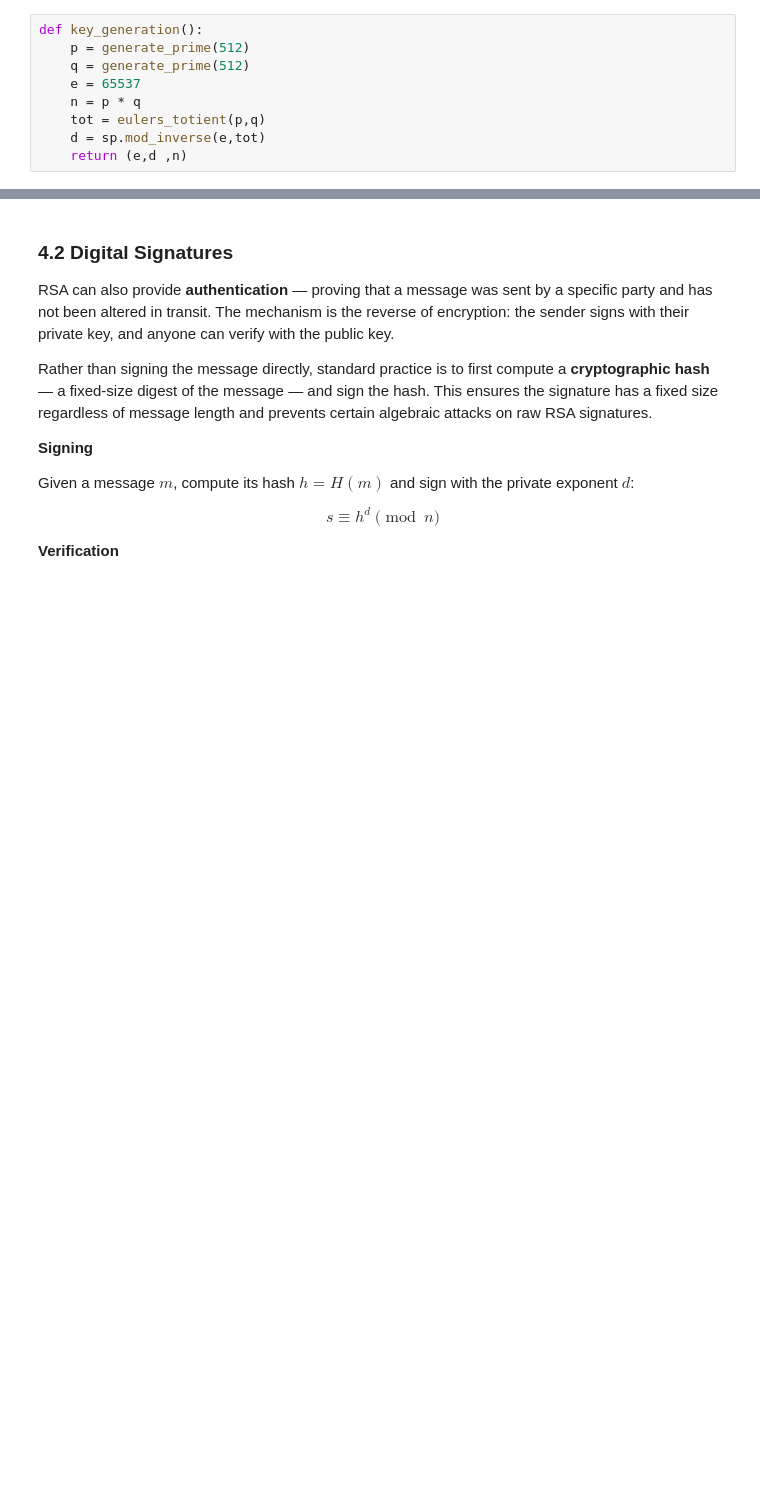
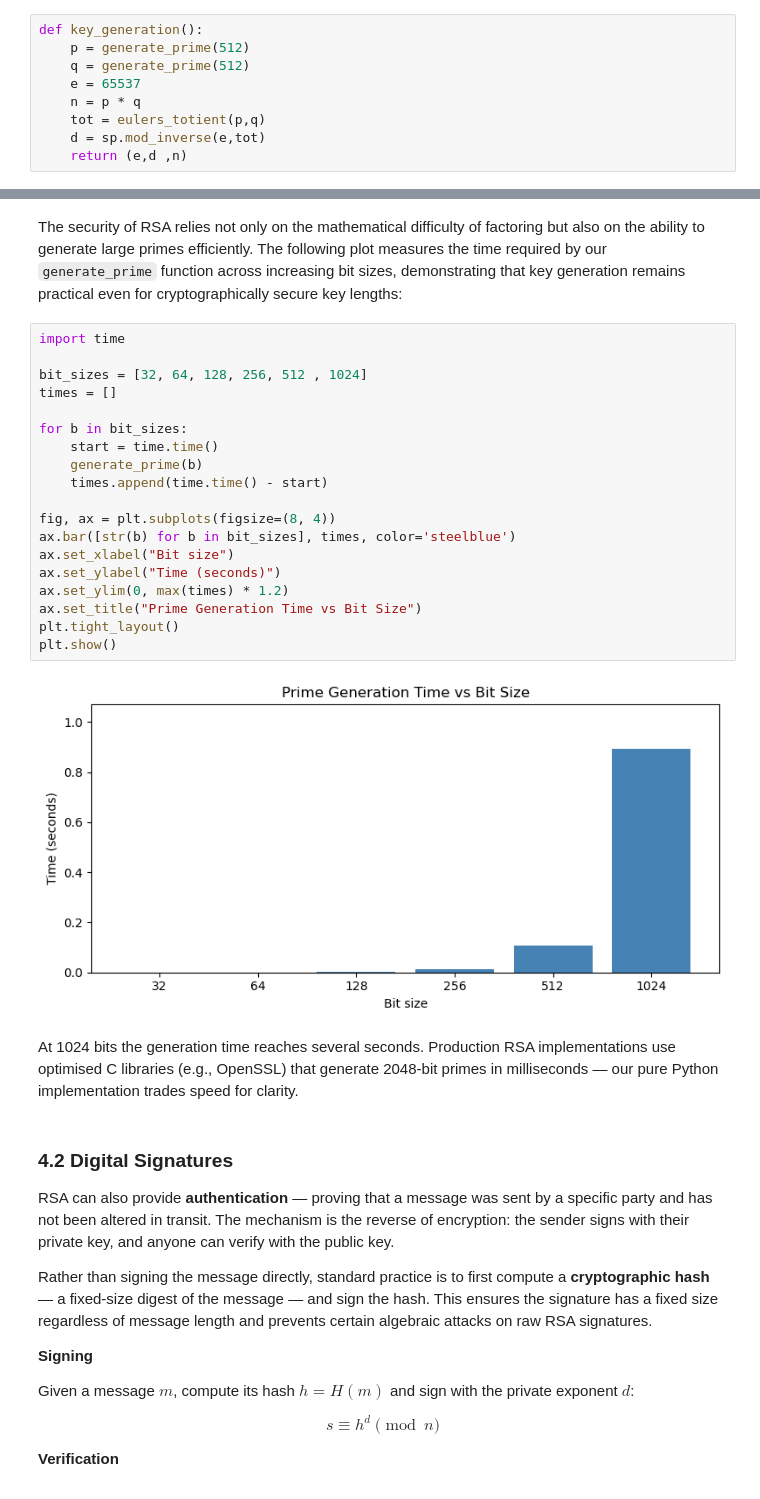
Before and after one commit to AdelinChaushev/Softuni_Math_For_Developers_Course_Project, a Jupyter notebook: ModernCryptography.ipynb, the cells around one changed output, grey strips where cells are left out. Saved outputs shown, nothing was run; the diff lists cells and outputs as text; blank space fills up the shorter version.

```diff
--- a/ModernCryptography.ipynb
+++ b/ModernCryptography.ipynb
@@ -1336,3 +1400,36 @@ RSAISONEOFTHEMOSTUSEDENCRYPTIONMETHODFORASYMETRICALENCRYPTION
+# %% [markdown]
+The security of RSA relies not only on the mathematical difficulty
+of factoring but also on the ability to generate large primes
+efficiently. The following plot measures the time required by our
+`generate_prime` function across increasing bit sizes, demonstrating
+that key generation remains practical even for cryptographically
+secure key lengths:
+# %%
+import time
+
+bit_sizes = [32, 64, 128, 256, 512 , 1024]
+times = []
+
+for b in bit_sizes:
+    start = time.time()
+    generate_prime(b)
+    times.append(time.time() - start)
+
+fig, ax = plt.subplots(figsize=(8, 4))
+ax.bar([str(b) for b in bit_sizes], times, color='steelblue')
+ax.set_xlabel("Bit size")
+ax.set_ylabel("Time (seconds)")
+ax.set_ylim(0, max(times) * 1.2)
+ax.set_title("Prime Generation Time vs Bit Size")
+plt.tight_layout()
+plt.show()
+# %% [output]
+[figure, added]
+# %% [markdown]
+At 1024 bits the generation time reaches several seconds. Production
+RSA implementations use optimised C libraries (e.g., OpenSSL) that
+generate 2048-bit primes in milliseconds — our pure Python
+implementation trades speed for clarity.
 # %% [markdown]
 ### 4.2 Digital Signatures
 
```
Also changed, not shown: parts of 34 cells of this notebook.
